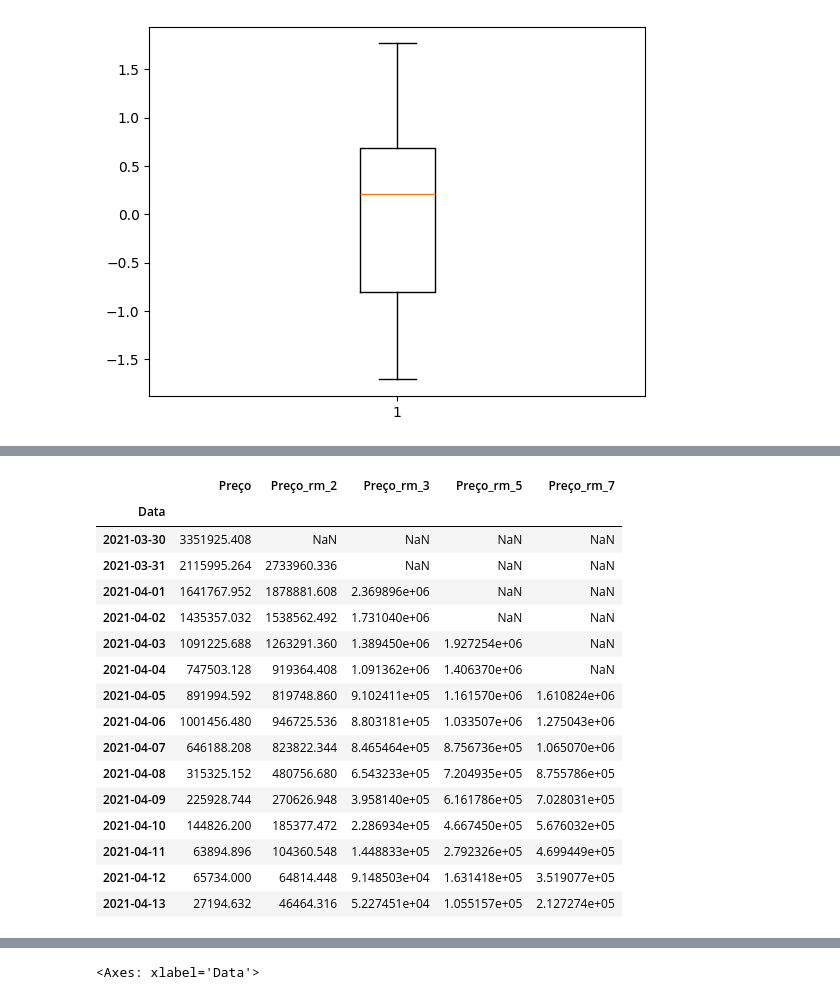
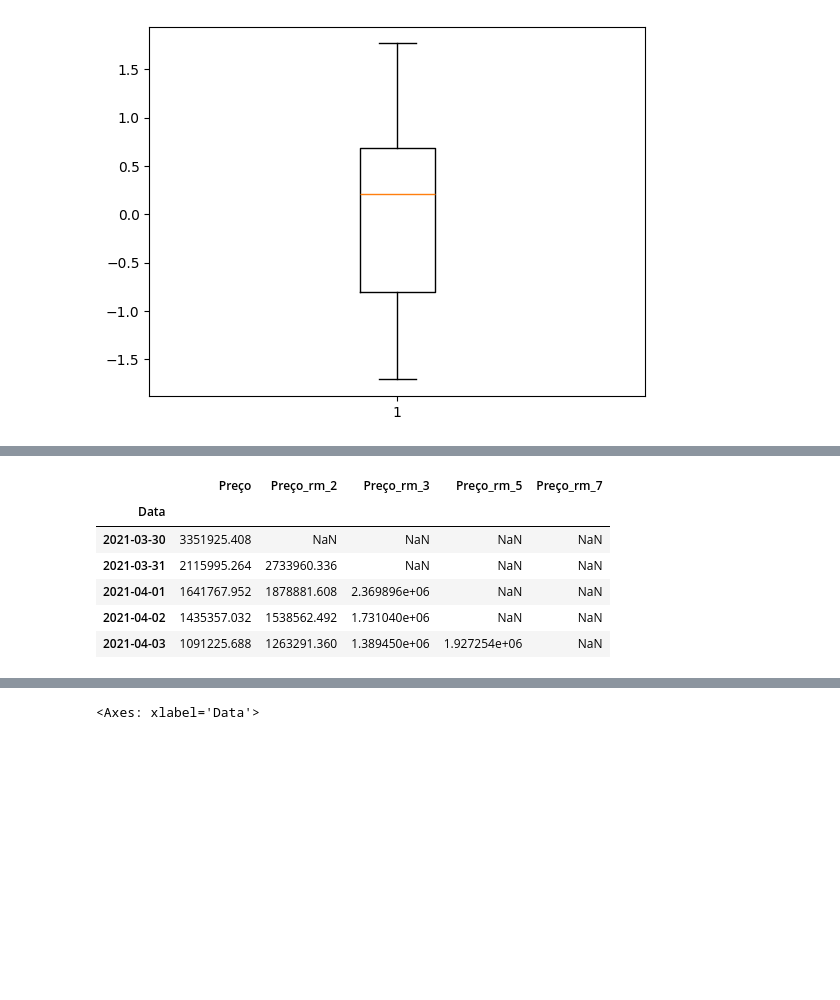
Before and after one commit to ederray/projetos_dnc, a Jupyter notebook: desafio1_modelo_previsao/notebooks/eda.ipynb, the cells around one changed output, grey strips where cells are left out. Drawn from its saved outputs; the diff is of its cells as text; code cells hidden in the pictures; blank space fills up the shorter version.

```diff
--- a/desafio1_modelo_previsao/notebooks/eda.ipynb
+++ b/desafio1_modelo_previsao/notebooks/eda.ipynb
@@ -228,7 +237,3 @@ clientes_sem_cadastro
 80228 rows × 12 columns
 # %% [markdown]
 ## Verificar o percentual dos clientes sem cadastro representam do volume total de vendas.
-# %%
-# juncao das tabelas
-tbl_vendas = tbl_vendas.merge(tbl_clientes, on='cliente_Log', how='inner')
-tbl_vendas
@@ -501,23 +365,14 @@ tbl_previsao[['Preço']].apply(np.log).plot.box();
 # %%
 # inserção das coluneas de média móvel na tabela
-media_movel(tbl_previsao, coluna='Preço', p=[2,3,5,7])
+tbl_previsao = media_movel(tbl_previsao, coluna='Preço', p=[2,3,5,7])
+tbl_previsao.head()
 # %% [output]
 |  | Preço | Preço_rm_2 | Preço_rm_3 | Preço_rm_5 | Preço_rm_7 |
 | Data |  |  |  |  |  |
 | 2021-03-30 | 3351925.408 | NaN | NaN | NaN | NaN |
 | 2021-03-31 | 2115995.264 | 2733960.336 | NaN | NaN | NaN |
 | 2021-04-01 | 1641767.952 | 1878881.608 | 2.369896e+06 | NaN | NaN |
 | 2021-04-02 | 1435357.032 | 1538562.492 | 1.731040e+06 | NaN | NaN |
 | 2021-04-03 | 1091225.688 | 1263291.360 | 1.389450e+06 | 1.927254e+06 | NaN |
-| 2021-04-04 | 747503.128 | 919364.408 | 1.091362e+06 | 1.406370e+06 | NaN |
-| 2021-04-05 | 891994.592 | 819748.860 | 9.102411e+05 | 1.161570e+06 | 1.610824e+06 |
-| 2021-04-06 | 1001456.480 | 946725.536 | 8.803181e+05 | 1.033507e+06 | 1.275043e+06 |
-| 2021-04-07 | 646188.208 | 823822.344 | 8.465464e+05 | 8.756736e+05 | 1.065070e+06 |
-| 2021-04-08 | 315325.152 | 480756.680 | 6.543233e+05 | 7.204935e+05 | 8.755786e+05 |
-| 2021-04-09 | 225928.744 | 270626.948 | 3.958140e+05 | 6.161786e+05 | 7.028031e+05 |
-| 2021-04-10 | 144826.200 | 185377.472 | 2.286934e+05 | 4.667450e+05 | 5.676032e+05 |
-| 2021-04-11 | 63894.896 | 104360.548 | 1.448833e+05 | 2.792326e+05 | 4.699449e+05 |
-| 2021-04-12 | 65734.000 | 64814.448 | 9.148503e+04 | 1.631418e+05 | 3.519077e+05 |
-| 2021-04-13 | 27194.632 | 46464.316 | 5.227451e+04 | 1.055157e+05 | 2.127274e+05 |
 # %%
 # inserção das colunas de lags no dataset
```
Also changed, not shown: parts of 23 cells of this notebook, 4 other files.
